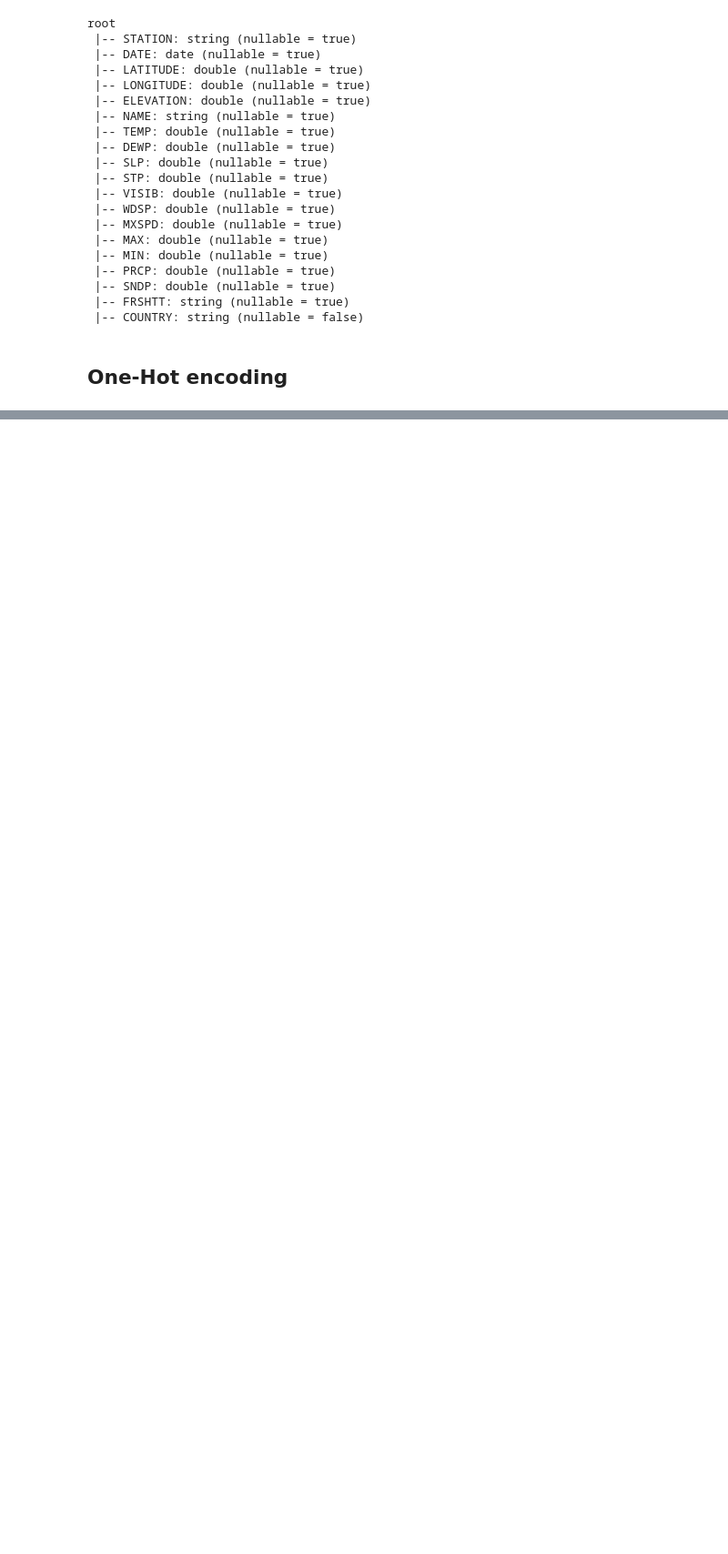
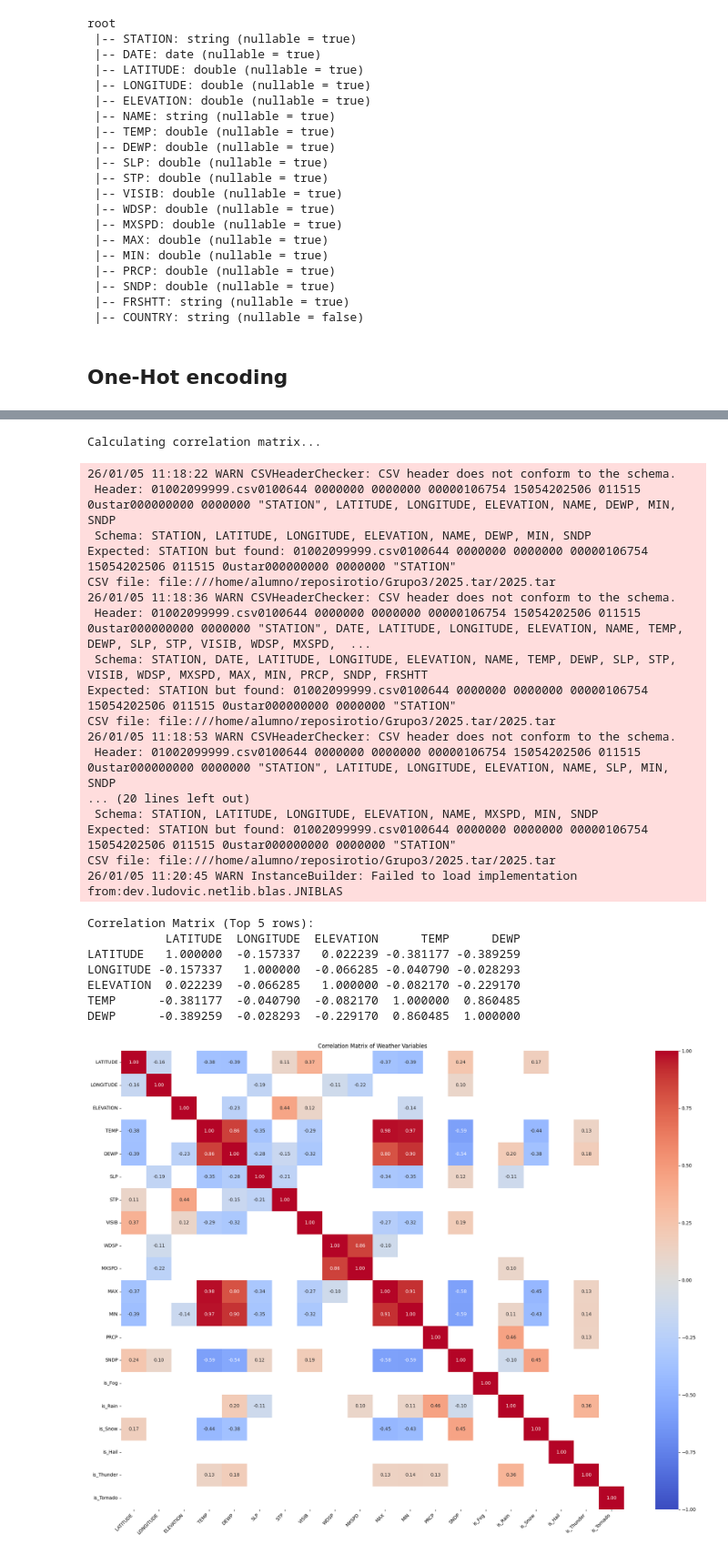
Before and after one commit to MariaGoico/Final-Project-LSDA, a Jupyter notebook: preprocessing.ipynb, the cells around one changed output, grey strips where cells are left out. Shown at 91% size. Cells and saved outputs as stored; diff of their text form; code cells hidden in the pictures; blank space fills up the shorter version.

Commit message:
Changes in EDA notebook add correlation

```diff
--- a/preprocessing.ipynb
+++ b/preprocessing.ipynb
@@ -739,0 +742,79 @@ only showing top 5 rows
+# %%
+from pyspark.ml.stat import Correlation
+from pyspark.ml.feature import VectorAssembler
+import pandas as pd
+import seaborn as sns
+import matplotlib.pyplot as plt
+
+# 1. Define the numerical columns to analyze
+#    (We exclude String columns like STATION, DATE, NAME, COUNTRY)
+numeric_cols = [
+    "LATITUDE", "LONGITUDE", "ELEVATION",
+    "TEMP", "DEWP", "SLP", "STP", "VISIB", "WDSP", "MXSPD",
+    "MAX", "MIN", "PRCP", "SNDP",
+    "is_Fog", "is_Rain", "is_Snow", "is_Hail", "is_Thunder", "is_Tornado"
+]
+
+# 2. Prepare the data
+#    VectorAssembler requires no null values, so we drop rows with NaNs in these columns
+df_for_corr = df_encoded.select(numeric_cols).dropna()
+
+# 3. Create the feature vector
+assembler = VectorAssembler(inputCols=numeric_cols, outputCol="features")
+df_vector = assembler.transform(df_for_corr)
+
+# 4. Calculate Pearson Correlation
+print("Calculating correlation matrix...")
+pearson_corr = Correlation.corr(df_vector, "features", "pearson").collect()[0][0]
+
+# 5. Convert to Pandas DataFrame for better readability
+rows = pearson_corr.toArray().tolist()
+corr_matrix = pd.DataFrame(rows, columns=numeric_cols, index=numeric_cols)
+
+# 6. Display the Matrix (Text)
+print("\nCorrelation Matrix (Top 5 rows):")
+print(corr_matrix.iloc[:5, :5])  # Show a small preview
+
+# 7. Visualize with a Heatmap
+plt.figure(figsize=(20, 15))
+sns.heatmap(
+    corr_matrix,
+    annot=True,
+    fmt=".2f",
+    cmap='coolwarm',
+    vmin=-1,
+    vmax=1,
+    mask=corr_matrix.abs() < 0.1  # Optional: hide weak correlations to reduce noise
+)
+plt.title("Correlation Matrix of Weather Variables")
+plt.xticks(rotation=45, ha='right')
+plt.yticks(rotation=0)
+plt.tight_layout()
+plt.show()
+# %% [output]
+Calculating correlation matrix...
+26/01/05 11:18:22 WARN CSVHeaderChecker: CSV header does not conform to the schema.
+ Header: 01002099999.csv0100644 0000000 0000000 00000106754 15054202506 011515 0ustar000000000 0000000 "STATION", LATITUDE, LONGITUDE, ELEVATION, NAME, DEWP, MIN, SNDP
+ Schema: STATION, LATITUDE, LONGITUDE, ELEVATION, NAME, DEWP, MIN, SNDP
+Expected: STATION but found: 01002099999.csv0100644 0000000 0000000 00000106754 15054202506 011515 0ustar000000000 0000000 "STATION"
+CSV file: file:///home/alumno/reposirotio/Grupo3/2025.tar/2025.tar
+26/01/05 11:18:36 WARN CSVHeaderChecker: CSV header does not conform to the schema.
+ Header: 01002099999.csv0100644 0000000 0000000 00000106754 15054202506 011515 0ustar000000000 0000000 "STATION", DATE, LATITUDE, LONGITUDE, ELEVATION, NAME, TEMP, DEWP, SLP, STP, VISIB, WDSP, MXSPD,  ...
+ Schema: STATION, DATE, LATITUDE, LONGITUDE, ELEVATION, NAME, TEMP, DEWP, SLP, STP, VISIB, WDSP, MXSPD, MAX, MIN, PRCP, SNDP, FRSHTT
+Expected: STATION but found: 01002099999.csv0100644 0000000 0000000 00000106754 15054202506 011515 0ustar000000000 0000000 "STATION"
+CSV file: file:///home/alumno/reposirotio/Grupo3/2025.tar/2025.tar
+26/01/05 11:18:53 WARN CSVHeaderChecker: CSV header does not conform to the schema.
+ Header: 01002099999.csv0100644 0000000 0000000 00000106754 15054202506 011515 0ustar000000000 0000000 "STATION", LATITUDE, LONGITUDE, ELEVATION, NAME, SLP, MIN, SNDP
+... (20 lines left out)
+ Schema: STATION, LATITUDE, LONGITUDE, ELEVATION, NAME, MXSPD, MIN, SNDP
+Expected: STATION but found: 01002099999.csv0100644 0000000 0000000 00000106754 15054202506 011515 0ustar000000000 0000000 "STATION"
+CSV file: file:///home/alumno/reposirotio/Grupo3/2025.tar/2025.tar
+26/01/05 11:20:45 WARN InstanceBuilder: Failed to load implementation from:dev.ludovic.netlib.blas.JNIBLAS
+Correlation Matrix (Top 5 rows):
+           LATITUDE  LONGITUDE  ELEVATION      TEMP      DEWP
+LATITUDE   1.000000  -0.157337   0.022239 -0.381177 -0.389259
+LONGITUDE -0.157337   1.000000  -0.066285 -0.040790 -0.028293
+ELEVATION  0.022239  -0.066285   1.000000 -0.082170 -0.229170
+TEMP      -0.381177  -0.040790  -0.082170  1.000000  0.860485
+DEWP      -0.389259  -0.028293  -0.229170  0.860485  1.000000
+[figure, added]
```
Also changed, not shown: parts of 19 cells of this notebook.
